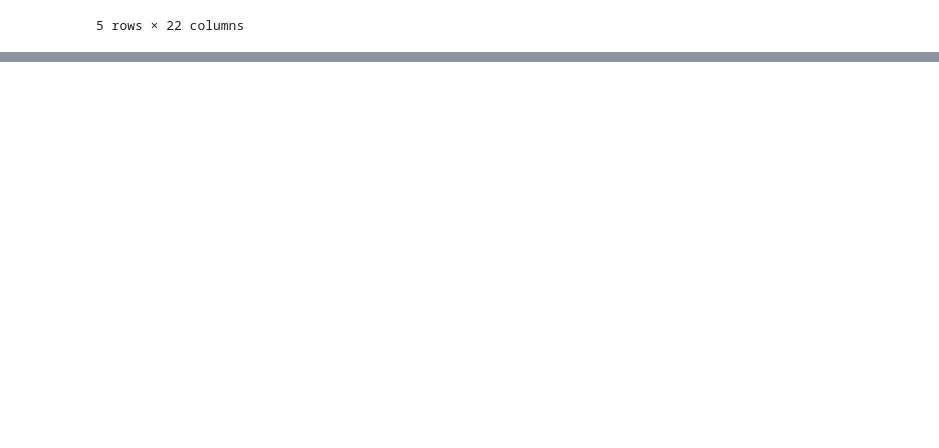
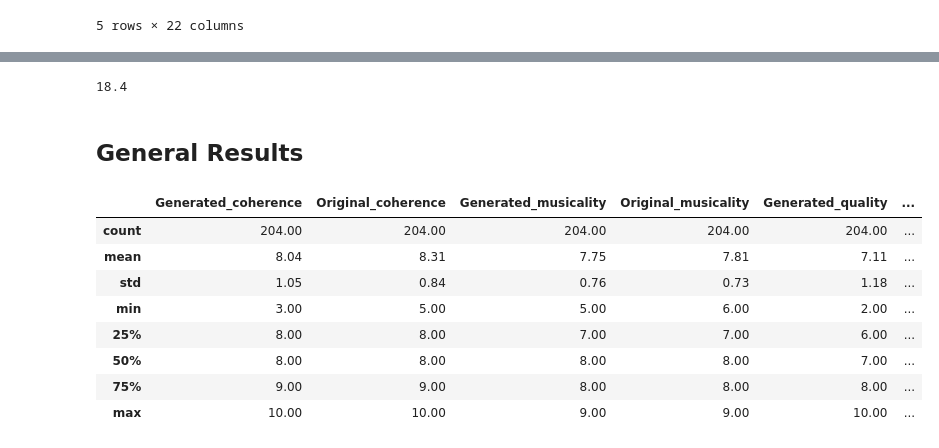
Before and after one commit to rubzip/LyricGenerator, a Jupyter notebook: src/04_Mistral_Evaluation.ipynb, the cells around one changed output, grey strips where cells are left out. Cells and saved outputs as stored; diff of their text form; code cells hidden in the pictures; blank space fills up the shorter version.

```diff
--- a/src/04_Mistral_Evaluation.ipynb
+++ b/src/04_Mistral_Evaluation.ipynb
@@ -170,0 +164,22 @@ data.to_csv("../data/results_mistral.csv", index=False)
+# %%
+data = pd.read_csv(
+    "../data/results_mistral.csv",
+    usecols=[
+        "artist",
+        "song",
+        "Lyric",
+        "tag_2",
+        "True_end_lyrics",
+        "Generated Lyrics",
+        "Original Lyrics",
+        "Generated_coherence",
+        "Generated_musicality",
+        "Generated_quality",
+        "Original_coherence",
+        "Original_musicality",
+        "Original_quality",
+        "Generated_mean",
+        "Original_mean",
+    ],
+).rename(columns={"tag_2": "tag"})
+original_size = len(data)
@@ -170,0 +188,12 @@ data.to_csv("../data/results_mistral.csv", index=False)
+# %%
+metrics_col = [
+    "Generated_coherence",
+    "Original_coherence",
+    "Generated_musicality",
+    "Original_musicality",
+    "Generated_quality",
+    "Original_quality",
+    "Generated_mean",
+    "Original_mean",
+]
+data = data[data.apply(lambda x: all(x[col] > 0 for col in metrics_col), axis=1)]
@@ -170,0 +202,6 @@ data.to_csv("../data/results_mistral.csv", index=False)
+# %%
+(original_size - len(data)) / original_size * 100
+# %% [output]
+18.4
+# %% [markdown]
+## General Results
@@ -170,0 +276,12 @@ data.to_csv("../data/results_mistral.csv", index=False)
+# %%
+data[metrics_col].describe().applymap(lambda x: f"{x:0.2f}")
+# %% [output]
+|  | Generated_coherence | Original_coherence | Generated_musicality | Original_musicality | Generated_quality | ... |
+| count | 204.00 | 204.00 | 204.00 | 204.00 | 204.00 | ... |
+| mean | 8.04 | 8.31 | 7.75 | 7.81 | 7.11 | ... |
+| std | 1.05 | 0.84 | 0.76 | 0.73 | 1.18 | ... |
+| min | 3.00 | 5.00 | 5.00 | 6.00 | 2.00 | ... |
+| 25% | 8.00 | 8.00 | 7.00 | 7.00 | 6.00 | ... |
+| 50% | 8.00 | 8.00 | 8.00 | 8.00 | 7.00 | ... |
+| 75% | 9.00 | 9.00 | 8.00 | 8.00 | 8.00 | ... |
+| max | 10.00 | 10.00 | 9.00 | 9.00 | 10.00 | ... |
```
Also changed, not shown: parts of 45 cells of this notebook, 1 other file.
